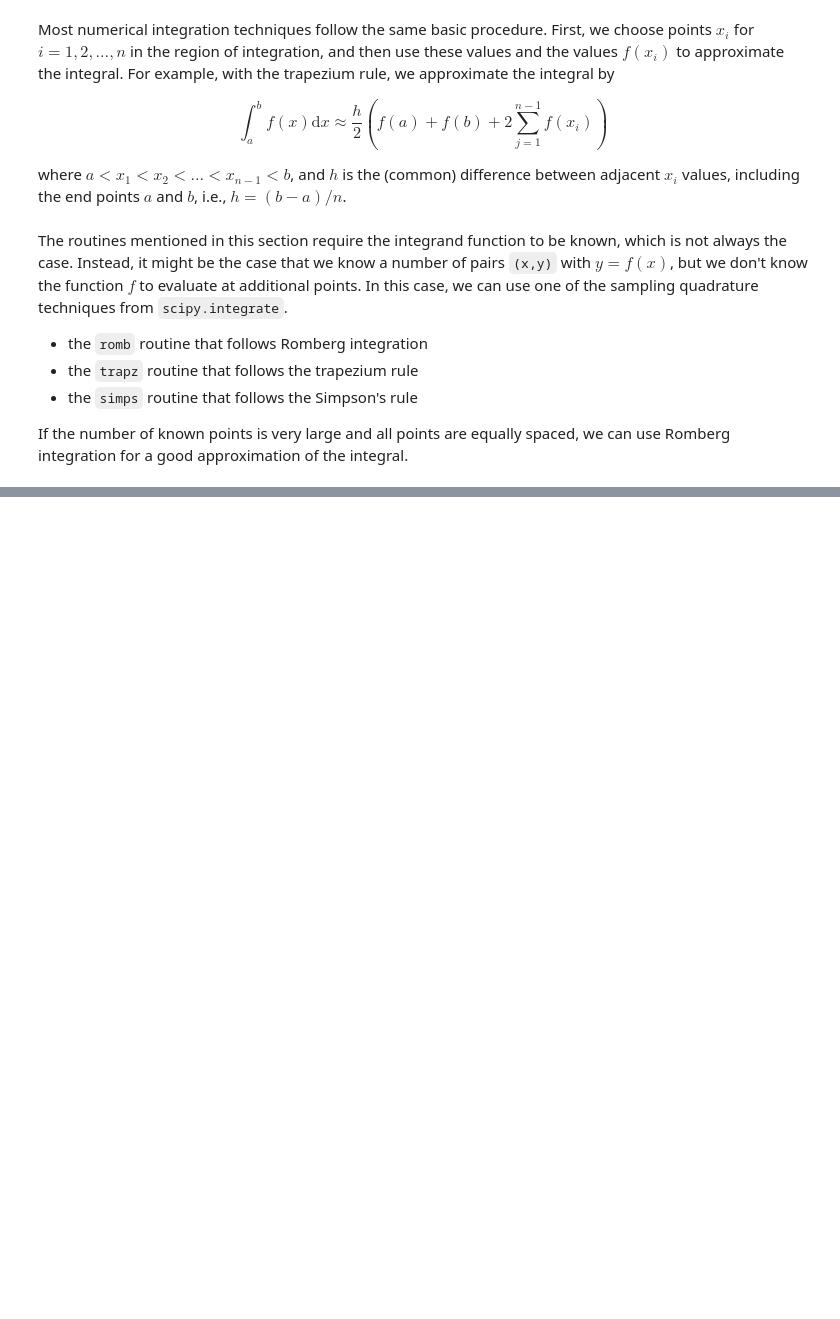
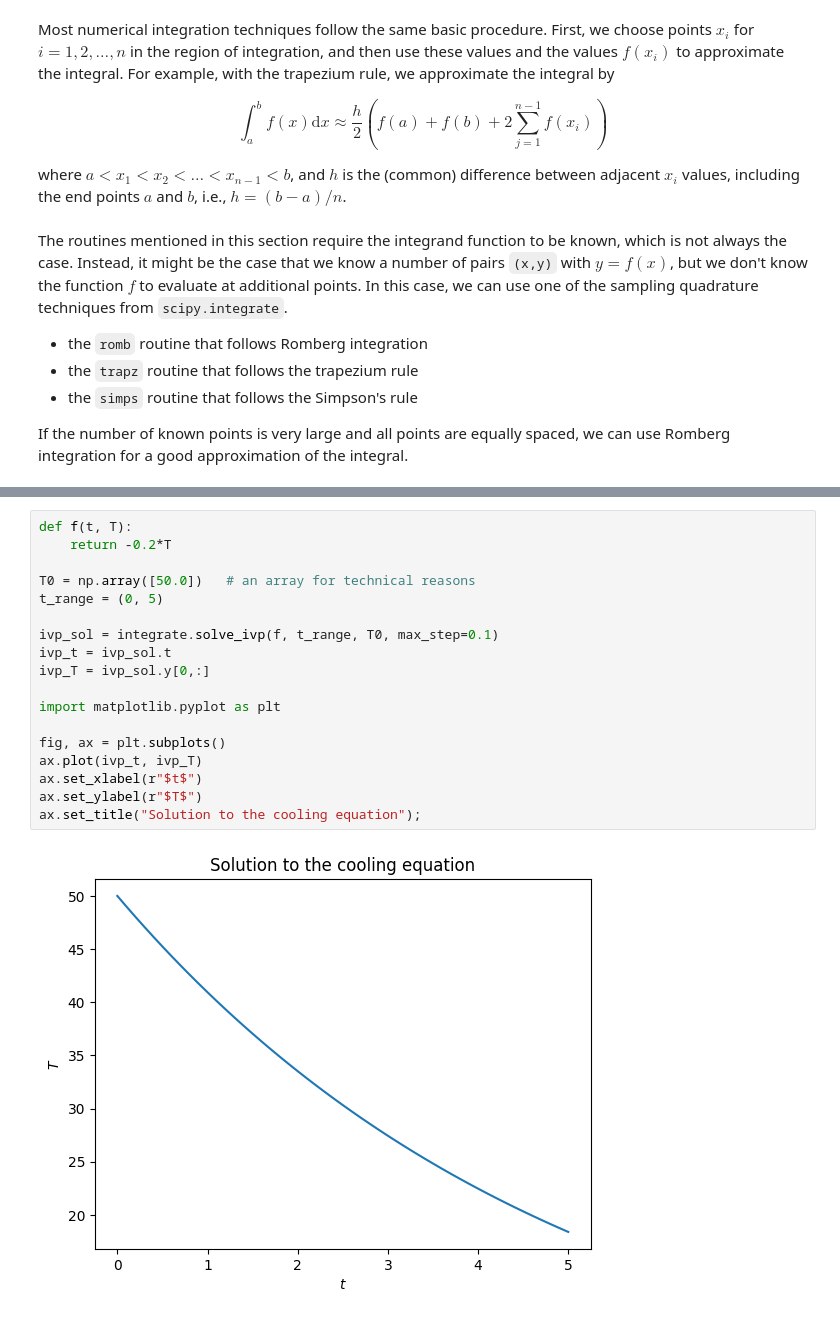
Before and after one commit to toshiro-en-miyamoto/math2, a Jupyter notebook: jupyter/samMorley/ch03_calculus.ipynb, the cells around one changed output, grey strips where cells are left out. Drawn from its saved outputs; the diff is of its cells as text; blank space fills up the shorter version.

Commit message:
jupyter samMorley ch 03 solve_ivp ongoing

```diff
--- a/jupyter/samMorley/ch03_calculus.ipynb
+++ b/jupyter/samMorley/ch03_calculus.ipynb
@@ -211,0 +243,20 @@ If the number of known points is very large and all points are equally spaced, w
+# %%
+def f(t, T):
+    return -0.2*T
+
+T0 = np.array([50.0])   # an array for technical reasons
+t_range = (0, 5)
+
+ivp_sol = integrate.solve_ivp(f, t_range, T0, max_step=0.1)
+ivp_t = ivp_sol.t
+ivp_T = ivp_sol.y[0,:]
+
+import matplotlib.pyplot as plt
+
+fig, ax = plt.subplots()
+ax.plot(ivp_t, ivp_T)
+ax.set_xlabel(r"$t$")
+ax.set_ylabel(r"$T$")
+ax.set_title("Solution to the cooling equation");
+# %% [output]
+[figure, added]
```
Also changed, not shown: parts of 10 cells of this notebook.
